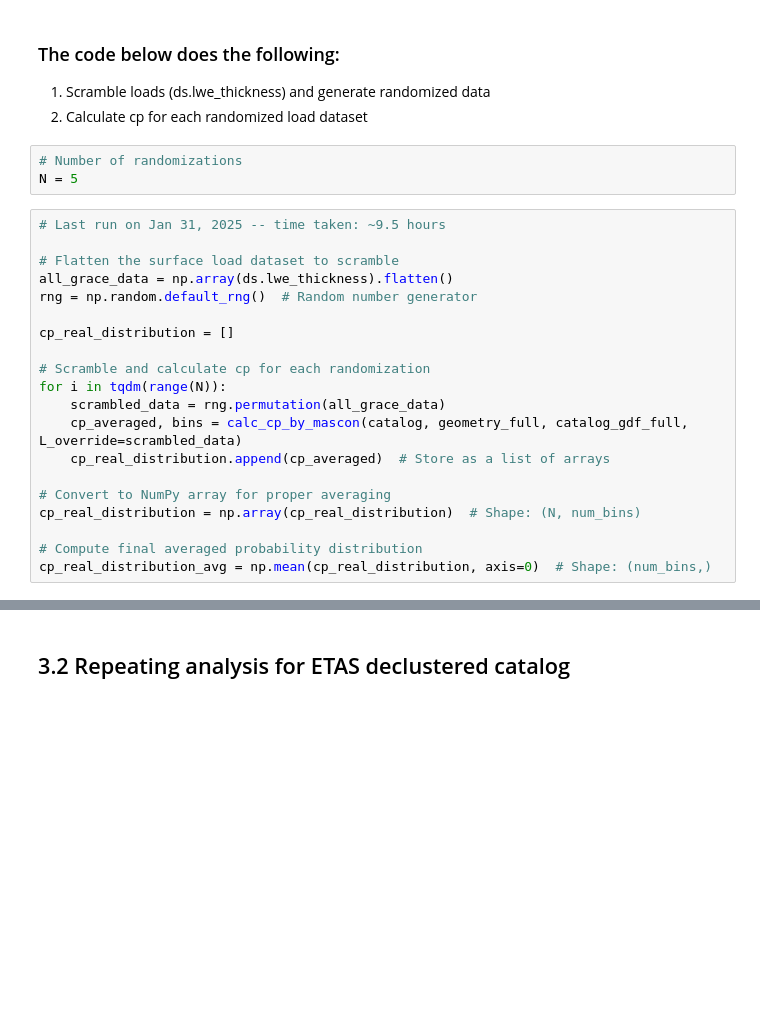
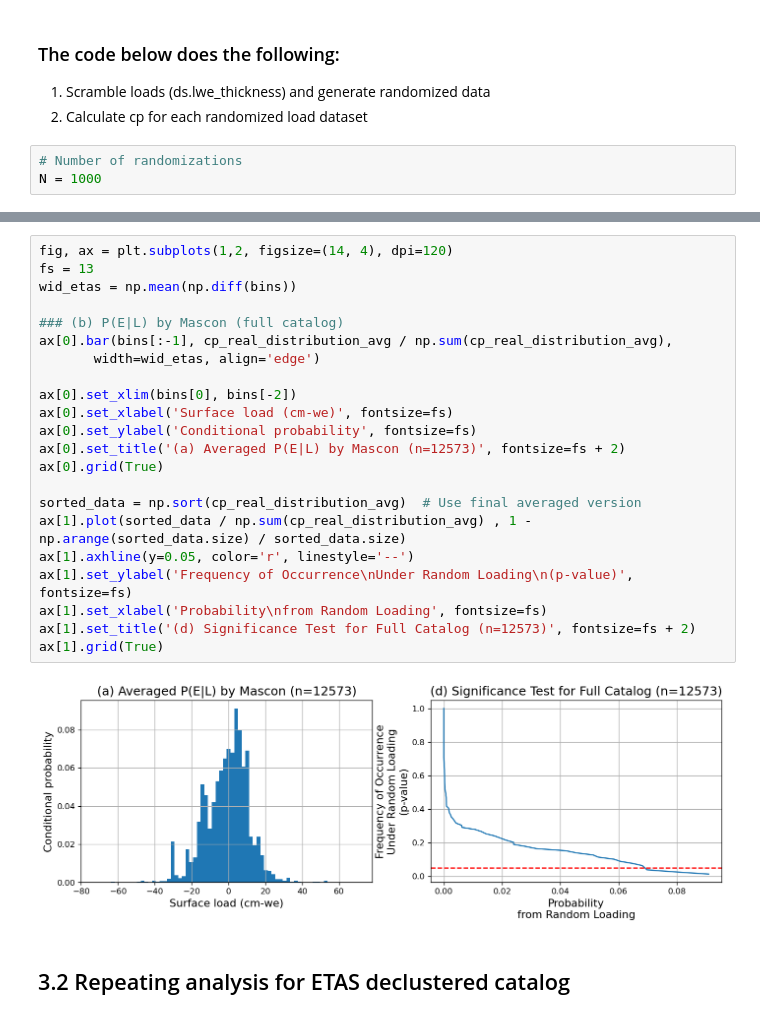
Before and after one commit to amandasyamsul/SLIQ, a Jupyter notebook: SLIQ-by-JPL-mascon.ipynb, the cells around one changed output, grey strips where cells are left out. Drawn from its saved outputs; the diff is of its cells as text; blank space fills up the shorter version.

Commit message:
ran 1000 permutations of load & added comments

```diff
--- a/SLIQ-by-JPL-mascon.ipynb
+++ b/SLIQ-by-JPL-mascon.ipynb
@@ -194,24 +186,4 @@ axes[1].grid(True)
 2. Calculate cp for each randomized load dataset
 # %%
 # Number of randomizations
-N = 5
+N = 1000
-# %%
-# Last run on Jan 31, 2025 -- time taken: ~9.5 hours
-
-# Flatten the surface load dataset to scramble
-all_grace_data = np.array(ds.lwe_thickness).flatten()
-rng = np.random.default_rng()  # Random number generator
-
-cp_real_distribution = []
-
-# Scramble and calculate cp for each randomization
-for i in tqdm(range(N)):
-    scrambled_data = rng.permutation(all_grace_data)
-    cp_averaged, bins = calc_cp_by_mascon(catalog, geometry_full, catalog_gdf_full, L_override=scrambled_data)
-    cp_real_distribution.append(cp_averaged)  # Store as a list of arrays
-
-# Convert to NumPy array for proper averaging
-cp_real_distribution = np.array(cp_real_distribution)  # Shape: (N, num_bins)
-
-# Compute final averaged probability distribution
-cp_real_distribution_avg = np.mean(cp_real_distribution, axis=0)  # Shape: (num_bins,)
@@ -218,3 +224,27 @@ cp_real_distribution_avg = np.mean(cp_real_distribution, axis=0)  # Shape: (num_
+# %%
+fig, ax = plt.subplots(1,2, figsize=(14, 4), dpi=120)
+fs = 13
+wid_etas = np.mean(np.diff(bins))
+
+### (b) P(E|L) by Mascon (full catalog)
+ax[0].bar(bins[:-1], cp_real_distribution_avg / np.sum(cp_real_distribution_avg),
+       width=wid_etas, align='edge')
+
+ax[0].set_xlim(bins[0], bins[-2])
+ax[0].set_xlabel('Surface load (cm-we)', fontsize=fs)
+ax[0].set_ylabel('Conditional probability', fontsize=fs)
+ax[0].set_title('(a) Averaged P(E|L) by Mascon (n=12573)', fontsize=fs + 2)
+ax[0].grid(True)
+
+sorted_data = np.sort(cp_real_distribution_avg)  # Use final averaged version
+ax[1].plot(sorted_data / np.sum(cp_real_distribution_avg) , 1 - np.arange(sorted_data.size) / sorted_data.size)
+ax[1].axhline(y=0.05, color='r', linestyle='--')
+ax[1].set_ylabel('Frequency of Occurrence\nUnder Random Loading\n(p-value)', fontsize=fs)
+ax[1].set_xlabel('Probability\nfrom Random Loading', fontsize=fs)
+ax[1].set_title('(d) Significance Test for Full Catalog (n=12573)', fontsize=fs + 2)
+ax[1].grid(True)
+# %% [output]
+[figure, added]
 # %% [markdown]
 ## 3.2  Repeating analysis for ETAS declustered catalog
 # %%
```
Also changed, not shown: parts of 12 cells of this notebook.
